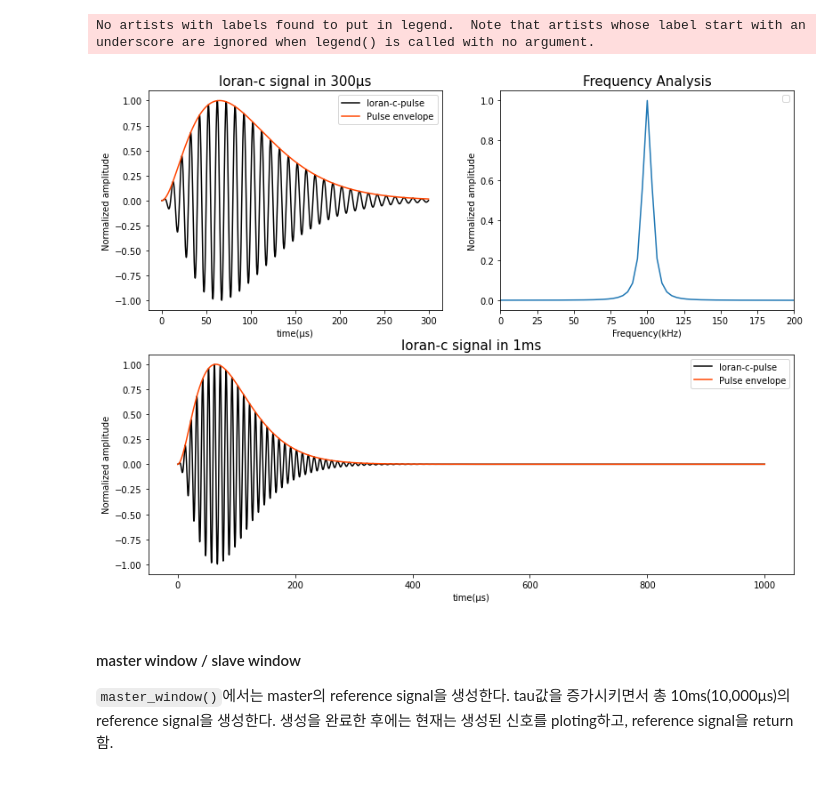
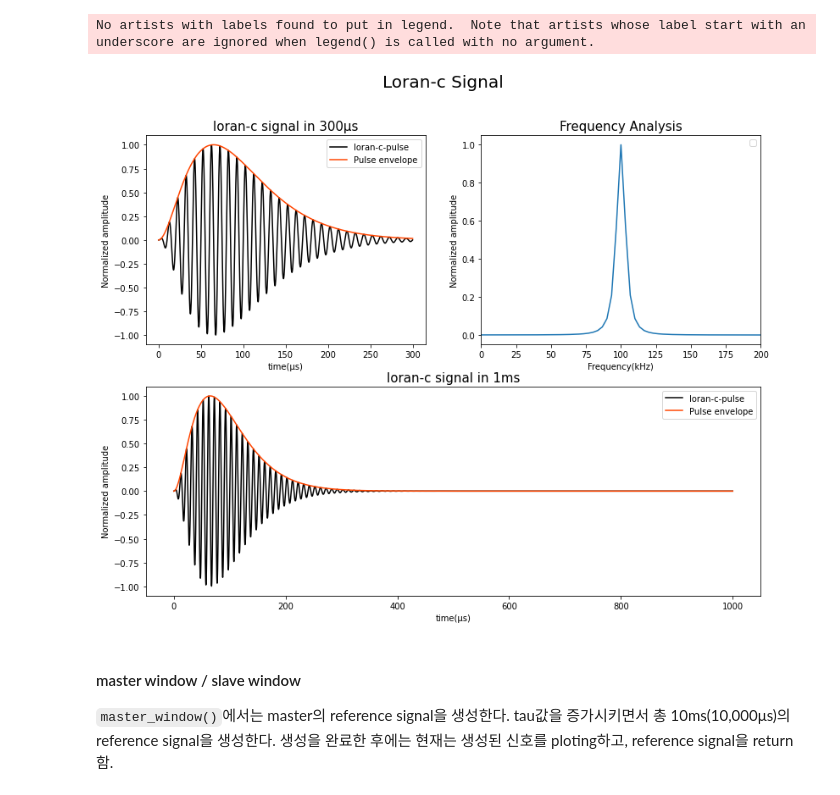
Before and after one commit to CheolJ/TIL, a Jupyter notebook: Signal Processing/code/jupyter/reference_signal.ipynb, the cells around one changed output. Drawn from its saved outputs; the diff is of its cells as text; code cells hidden in the pictures.

```diff
--- a/Signal Processing/code/jupyter/reference_signal.ipynb
+++ b/Signal Processing/code/jupyter/reference_signal.ipynb
@@ -39,6 +39,7 @@ normalized_e_2 = (envelope_2 - np.min(envelope_2))/(np.max(envelope_2)-np.min(en
 s_2 = normalized_e_2 *np.sin(2*np.pi*f*t_2*1e-6 + pc)
 # %%
 fig = plt.figure(figsize=(13, 10))
+plt.suptitle("Loran-c Signal", fontsize=20)
 
 ax1 = plt.subplot2grid((2,2),
                        (0,0),
@@ -50,34 +51,34 @@ ax2 = plt.subplot2grid((2,2),
 
 ax3 = plt.subplot2grid((2, 2),
                        (1, 0),
                        colspan=2,
                        fig=fig)
 
 ax1.plot(t, s, 'k', label='loran-c-pulse')
 ax1.plot(t, normalized_e, 'orangered', label='Pulse envelope')
 ax1.set_title("loran-c signal in 300μs", fontsize=15)
 ax1.set_ylabel("Normalized amplitude", fontsize=10)
 ax1.set_xlabel("time(μs)", fontsize=10)
 ax1.legend()
 
 ax2.plot(freq[:200], abs(normalized_sf[:200]))
 ax2.set_xlim(0, 200)
 ax2.set_title("Frequency Analysis", fontsize=15)
 ax2.set_ylabel("Normalized amplitude", fontsize=10)
 ax2.set_xlabel("Frequency(kHz)", fontsize=10)
 ax2.legend()
 
 ax3.plot(t_2, s_2, 'k', label='loran-c-pulse')
 ax3.plot(t_2, normalized_e_2, 'orangered', label='Pulse envelope')
 ax3.set_title('loran-c signal in 1ms', fontsize=15)
 ax3.set_ylabel("Normalized amplitude", fontsize=10)
 ax3.set_xlabel("time(μs)", fontsize=10)
 ax3.legend()
 
 plt.show()
 # %% [output]
 No artists with labels found to put in legend.  Note that artists whose label start with an underscore are ignored when legend() is called with no argument.
-[figure, old version]
+[figure, new version]
 # %% [markdown]
 #### master window / slave window
 `master_window()`에서는 master의 reference signal을 생성한다. tau값을 증가시키면서 총 10ms(10,000μs)의 reference signal을 생성한다.
```
Also changed, not shown: parts of 6 cells of this notebook.
